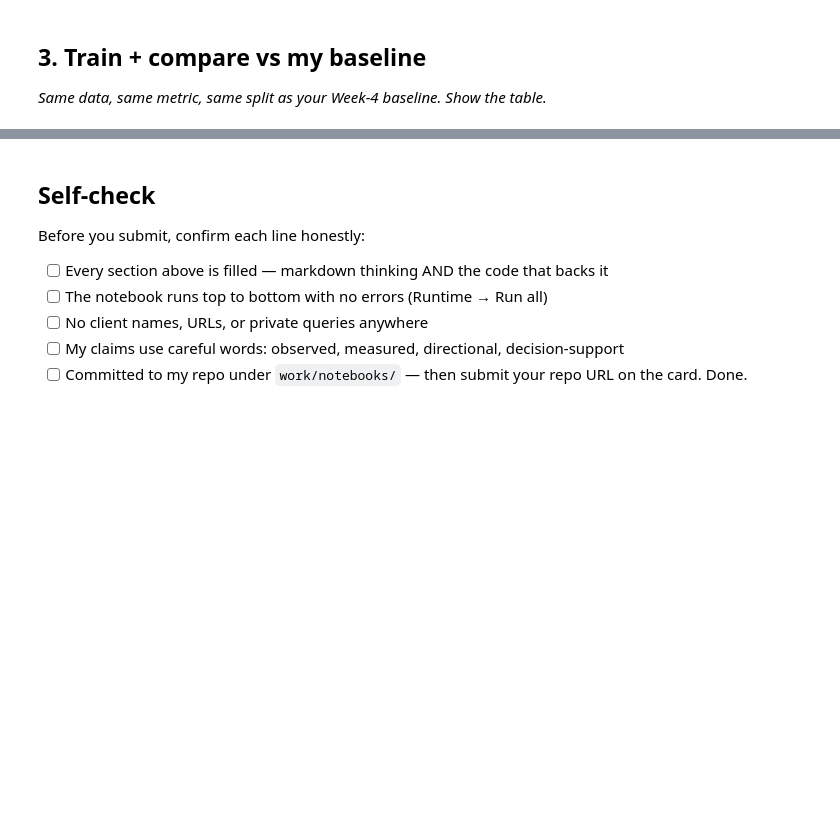
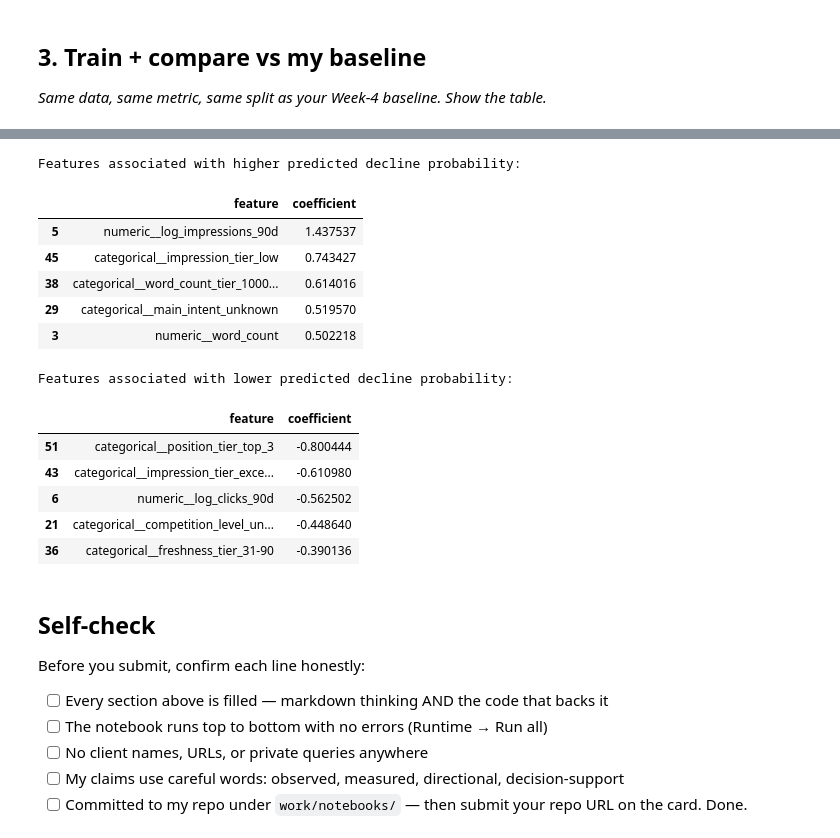
Before and after one commit to samana-gillani/flyrank-ml-internship, a Jupyter notebook: work/notebooks/w05_model.ipynb, the cells around one changed output, grey strips where cells are left out. Drawn from its saved outputs; the diff is of its cells as text; code cells hidden in the pictures; blank space fills up the shorter version.

```diff
--- a/work/notebooks/w05_model.ipynb
+++ b/work/notebooks/w05_model.ipynb
@@ -37,3 +468,36 @@ This skeleton is yours to fill. Work the sections **in order** — each one has
+# %%
+# Show the strongest positive and negative Logistic Regression coefficients
+
+print("Features associated with higher predicted decline probability:")
+display(
+    importance_df
+    .sort_values("coefficient", ascending=False)
+    [["feature", "coefficient"]]
+    .head(5)
+)
+
+print("\nFeatures associated with lower predicted decline probability:")
+display(
+    importance_df
+    .sort_values("coefficient", ascending=True)
+    [["feature", "coefficient"]]
+    .head(5)
+)
+# %% [output]
+Features associated with higher predicted decline probability:
+|  | feature | coefficient |
+| 5 | numeric__log_impressions_90d | 1.437537 |
+| 45 | categorical__impression_tier_low | 0.743427 |
+| 38 | categorical__word_count_tier_1000... | 0.614016 |
+| 29 | categorical__main_intent_unknown | 0.519570 |
+| 3 | numeric__word_count | 0.502218 |
+Features associated with lower predicted decline probability:
+|  | feature | coefficient |
+| 51 | categorical__position_tier_top_3 | -0.800444 |
+| 43 | categorical__impression_tier_exce... | -0.610980 |
+| 6 | numeric__log_clicks_90d | -0.562502 |
+| 21 | categorical__competition_level_un... | -0.448640 |
+| 36 | categorical__freshness_tier_31-90 | -0.390136 |
 # %% [markdown]
 ## Self-check
 
```
Also changed, not shown: parts of 26 cells of this notebook.
